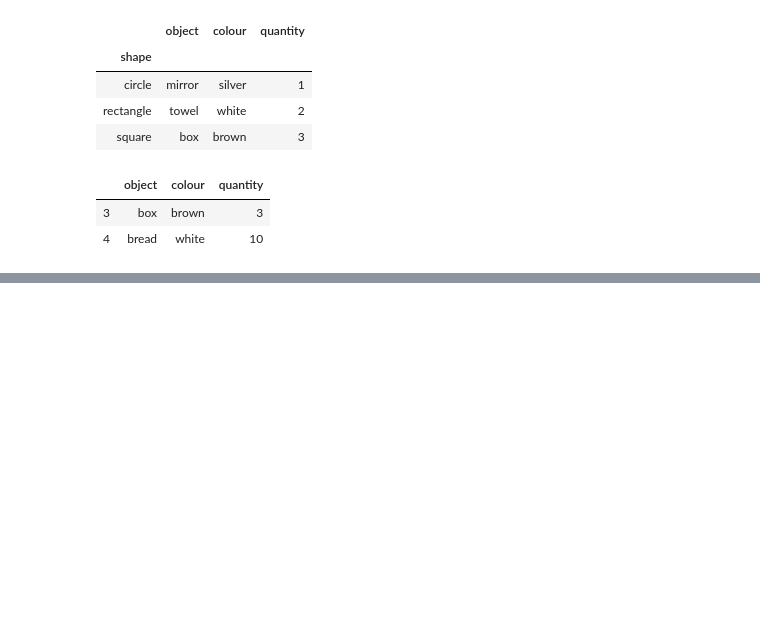
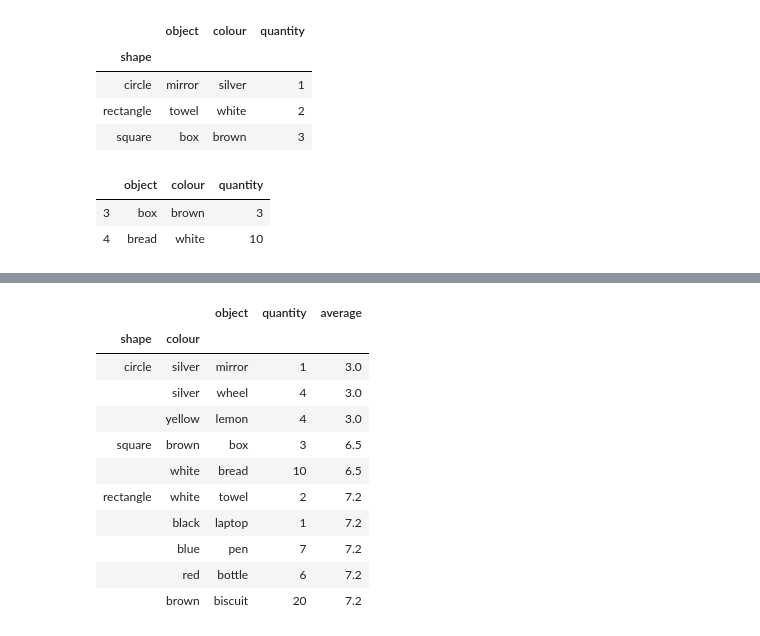
Before and after one commit to Antonio180233/Pandas_Agrouping, a Jupyter notebook: GrupingAndAggregations.ipynb, the cells around one changed output, grey strips where cells are left out. Cells and saved outputs as stored; diff of their text form; code cells hidden in the pictures; blank space fills up the shorter version.

Commit message:
Lambda functions and aggroupings
lambda from numpy and pandas were used.

```diff
--- a/GrupingAndAggregations.ipynb
+++ b/GrupingAndAggregations.ipynb
@@ -43,0 +367,19 @@ shape_data.get_group('square')
+# %%
+multi_data['average']=multi_data\
+                      .groupby(level=['shape'])\
+                      .transform(lambda x:x.mean())
+# %%
+multi_data
+# %% [output]
+|  |  | object | quantity | average |
+| shape | colour |  |  |  |
+| circle | silver | mirror | 1 | 3.0 |
+|  | silver | wheel | 4 | 3.0 |
+|  | yellow | lemon | 4 | 3.0 |
+| square | brown | box | 3 | 6.5 |
+|  | white | bread | 10 | 6.5 |
+| rectangle | white | towel | 2 | 7.2 |
+|  | black | laptop | 1 | 7.2 |
+|  | blue | pen | 7 | 7.2 |
+|  | red | bottle | 6 | 7.2 |
+|  | brown | biscuit | 20 | 7.2 |
```
Also changed, not shown: parts of 29 cells of this notebook.
